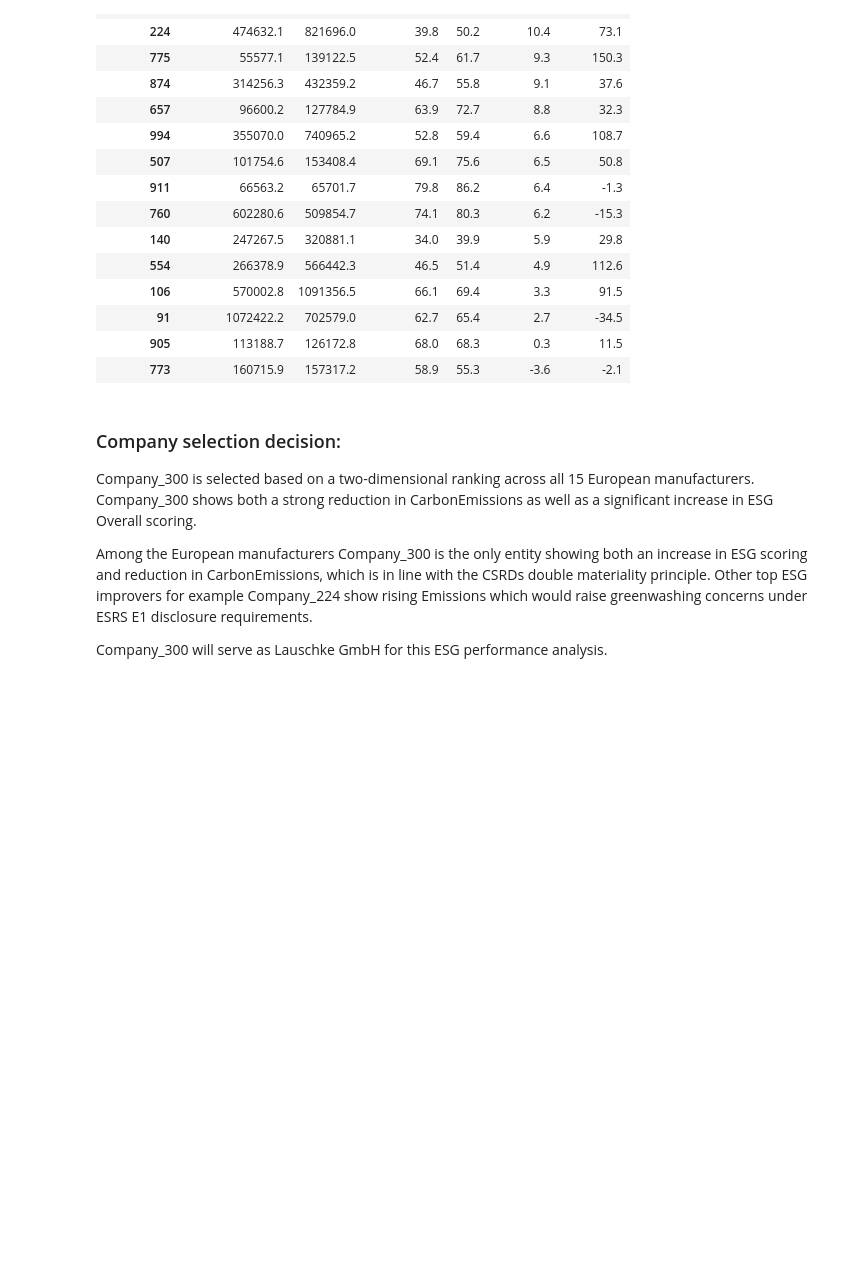
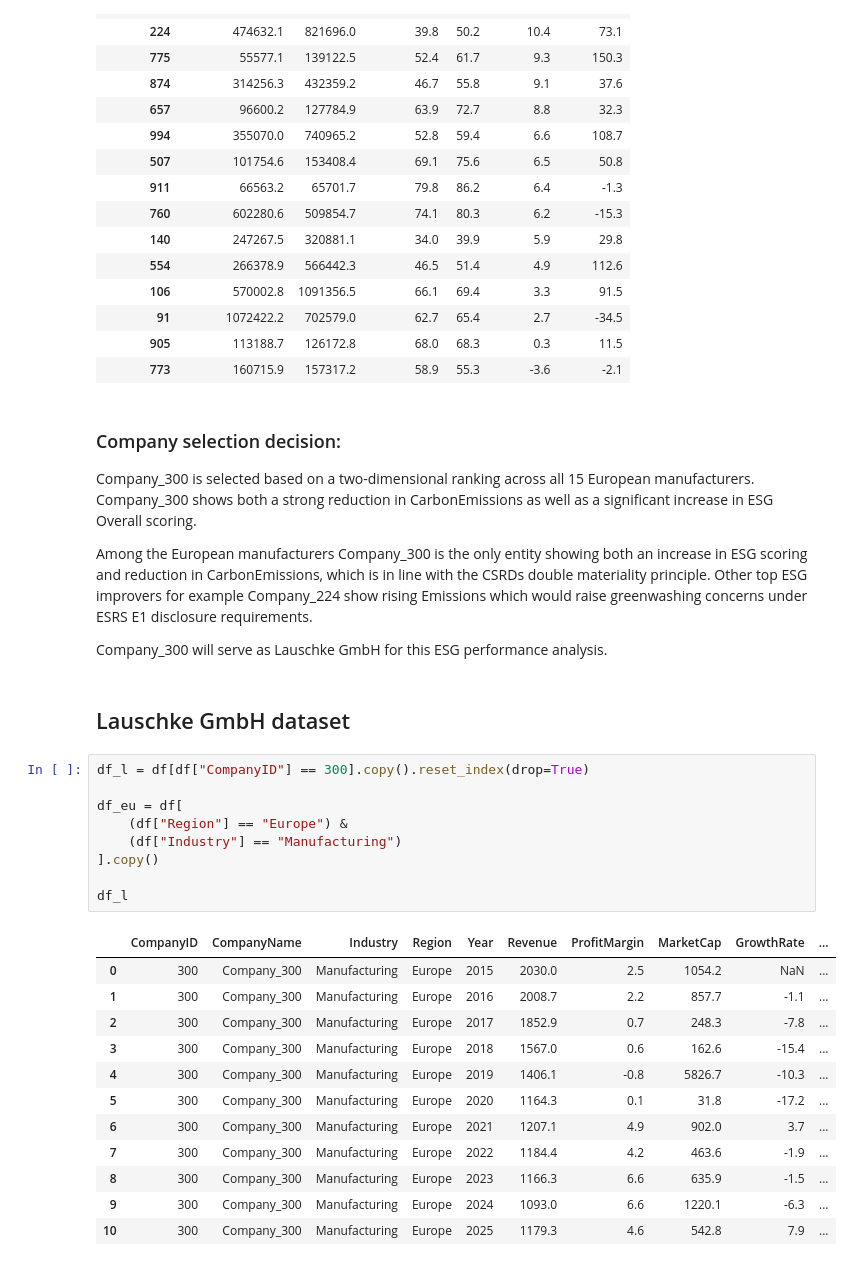
Before and after one commit to Delamijo/Project_ESG_Sustainability_Report, a Jupyter notebook: notebooks/01_data_prep.ipynb, the cells around one changed output. Cells and saved outputs as stored; diff of their text form; blank space fills up the shorter version.

Commit message:
Finished Notebvook 01, Saved Datasets lauschke_gmbh and benchmark

```diff
--- a/notebooks/01_data_prep.ipynb
+++ b/notebooks/01_data_prep.ipynb
@@ -318,3 +318,27 @@ Among the European manufacturers Company_300 is the only entity showing both an
 Other top ESG improvers for example Company_224 show rising Emissions which would raise greenwashing concerns under ESRS E1 disclosure requirements.
 
 Company_300 will serve as Lauschke GmbH for this ESG performance analysis.
+# %% [markdown]
+## Lauschke GmbH dataset
+# %%
+df_l = df[df["CompanyID"] == 300].copy().reset_index(drop=True)
+
+df_eu = df[
+    (df["Region"] == "Europe") &
+    (df["Industry"] == "Manufacturing")
+].copy()
+
+df_l
+# %% [output]
+|  | CompanyID | CompanyName | Industry | Region | Year | Revenue | ProfitMargin | MarketCap | GrowthRate | ... |
+| 0 | 300 | Company_300 | Manufacturing | Europe | 2015 | 2030.0 | 2.5 | 1054.2 | NaN | ... |
+| 1 | 300 | Company_300 | Manufacturing | Europe | 2016 | 2008.7 | 2.2 | 857.7 | -1.1 | ... |
+| 2 | 300 | Company_300 | Manufacturing | Europe | 2017 | 1852.9 | 0.7 | 248.3 | -7.8 | ... |
+| 3 | 300 | Company_300 | Manufacturing | Europe | 2018 | 1567.0 | 0.6 | 162.6 | -15.4 | ... |
+| 4 | 300 | Company_300 | Manufacturing | Europe | 2019 | 1406.1 | -0.8 | 5826.7 | -10.3 | ... |
+| 5 | 300 | Company_300 | Manufacturing | Europe | 2020 | 1164.3 | 0.1 | 31.8 | -17.2 | ... |
+| 6 | 300 | Company_300 | Manufacturing | Europe | 2021 | 1207.1 | 4.9 | 902.0 | 3.7 | ... |
+| 7 | 300 | Company_300 | Manufacturing | Europe | 2022 | 1184.4 | 4.2 | 463.6 | -1.9 | ... |
+| 8 | 300 | Company_300 | Manufacturing | Europe | 2023 | 1166.3 | 6.6 | 635.9 | -1.5 | ... |
+| 9 | 300 | Company_300 | Manufacturing | Europe | 2024 | 1093.0 | 6.6 | 1220.1 | -6.3 | ... |
+| 10 | 300 | Company_300 | Manufacturing | Europe | 2025 | 1179.3 | 4.6 | 542.8 | 7.9 | ... |
```
Also changed, not shown: parts of 2 cells of this notebook, 2 other files.
